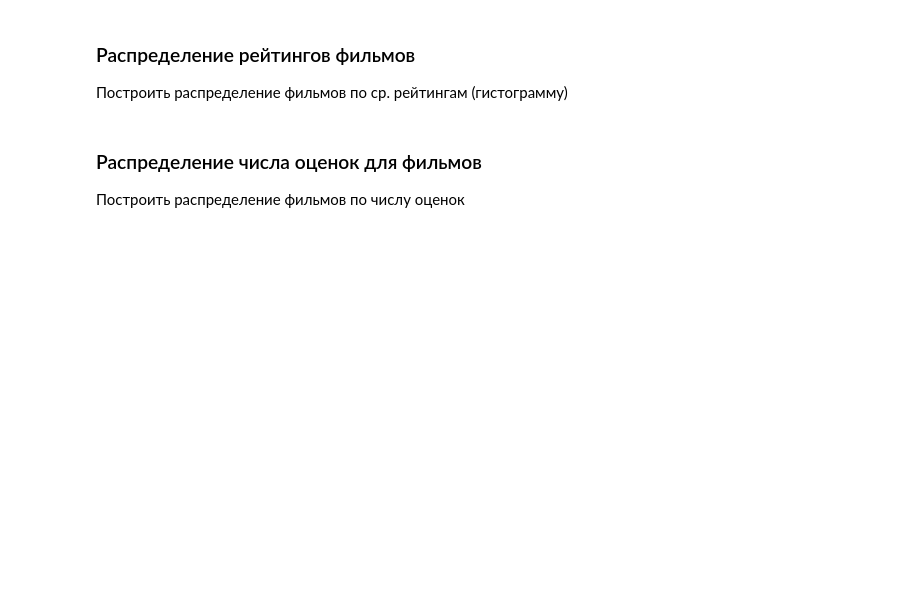
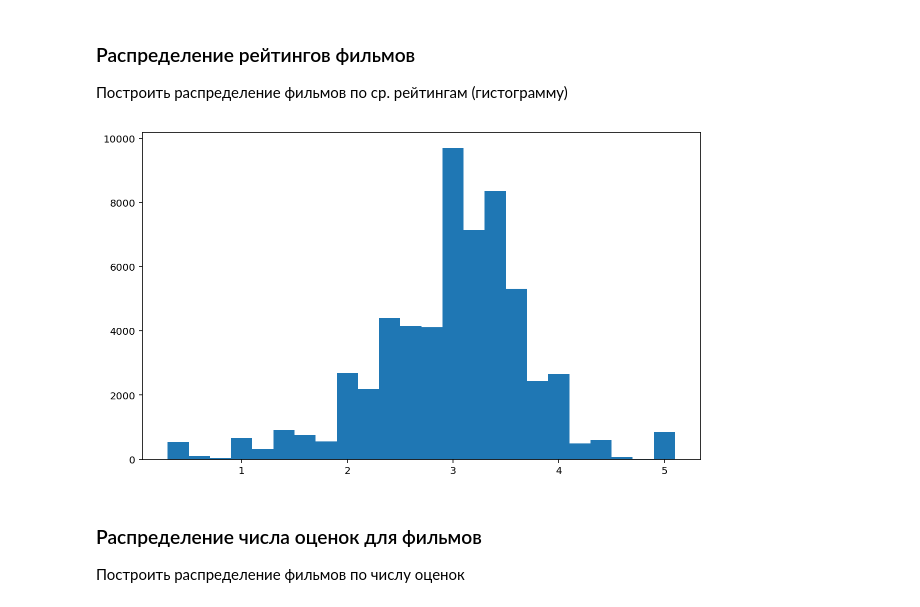
Before and after one commit to ishugaepov/MLBD, a Jupyter notebook: apache_spark/notebooks/spark_examples.ipynb, the cells around one changed output. Saved outputs shown, nothing was run; the diff lists cells and outputs as text; code cells hidden in the pictures; blank space fills up the shorter version.

```diff
--- a/apache_spark/notebooks/spark_examples.ipynb
+++ b/apache_spark/notebooks/spark_examples.ipynb
@@ -284,3 +328,17 @@ plt.show()
+# %%
+div_const = 5
+
+rating_hist = ratings.map(lambda r: (r.movie_id, (r.rating, 1))).reduceByKey(lambda a, b: (a[0] + b[0], a[1] + b[1]))\
+              .mapValues(lambda ratings: int(div_const * ratings[0] / ratings[1])).map(lambda r: (r[1], 1)).reduceByKey(lambda a, b: a + b)\
+              .collect()
+# %%
+keys, values = zip(*[(rate/div_const, count) for rate, count in rating_hist])
+
+f, ax = plt.subplots(figsize=(10, 6))
+plt.bar(keys, values, align="center", width=1/div_const)
+plt.show()
+# %% [output]
+[figure, added]
 # %% [markdown]
 ### Распределение числа оценок для фильмов
 
```
Also changed, not shown: parts of 42 cells of this notebook.
